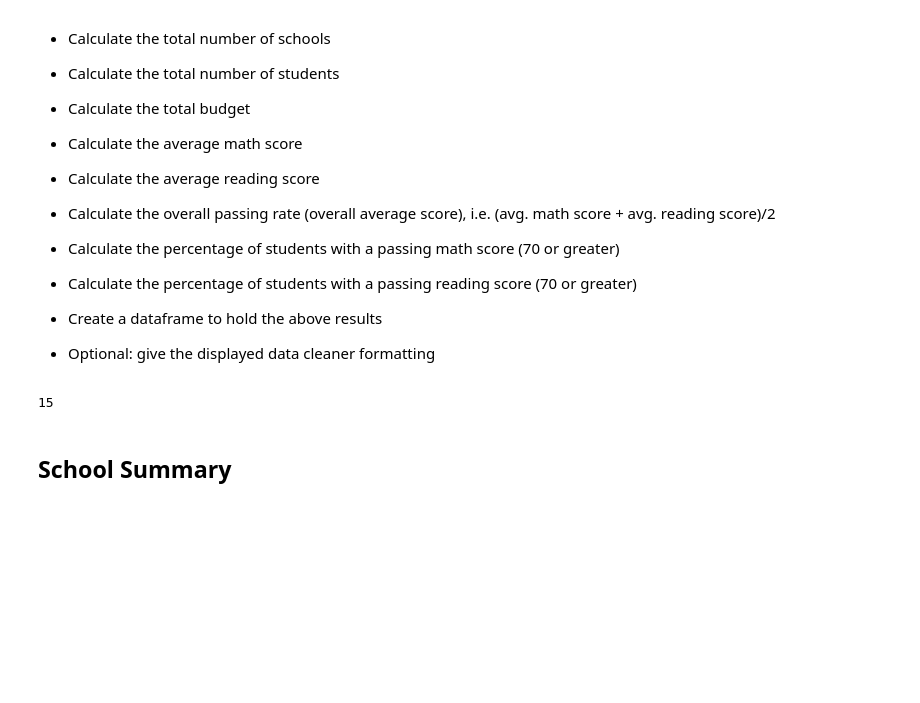
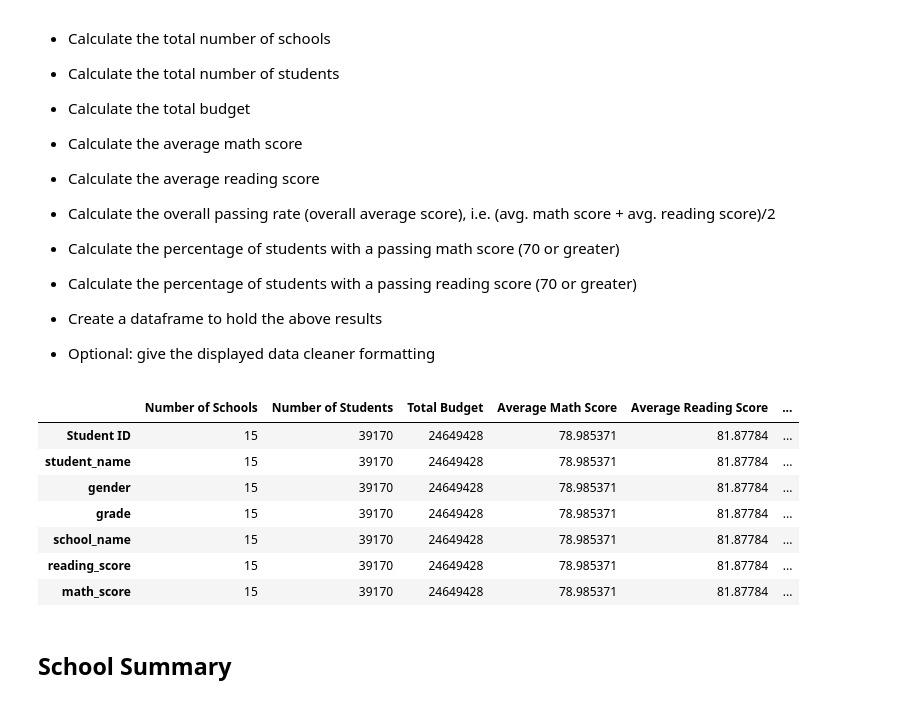
Before and after one commit to carolynew/Data-Visualization-Homework, a Jupyter notebook: 04-Pandas/PyCitySchools/PyCitySchools_CW.ipynb, the cells around one changed output. Cells and saved outputs as stored; diff of their text form; code cells hidden in the pictures; blank space fills up the shorter version.

```diff
--- a/04-Pandas/PyCitySchools/PyCitySchools_CW.ipynb
+++ b/04-Pandas/PyCitySchools/PyCitySchools_CW.ipynb
@@ -48,52 +48,56 @@ school_data_complete = pd.merge(student_data, school_data, how="left", on=["scho
 
 * Optional: give the displayed data cleaner formatting
 # %%
-#Need help here - Number of Schools
+#Number of Schools
 school_count = school_data["school_name"].count()
 
 school_count
 #Number of Students
 dist_tot_students = school_data["size"].sum()
 
 # #Total Budget
 dist_tot_budget = school_data["budget"].sum()
 
 # #Average Math Score
 dist_avg_math = student_data["math_score"].mean()
 
 # #Average Reading Score
 dist_avg_read = student_data["reading_score"].mean()
 
 # #Overall Passing Rate
 dist_pass_rate = (dist_avg_math+dist_avg_read)/2
 
-# #Percent of Students with Passing Math Score (>=70)
+#Percent of Students with Passing Math Score (>=70)
+dist_math_pass = student_data.loc[student_data["math_score"] > 69].count()
+dist_math_rate = dist_math_pass["math_score"]/dist_tot_students
+
+#Percent of Students with Passing Reading Score (>=70)
+dist_read_pass = student_data.loc[student_data["reading_score"] > 69].count()
+dist_read_rate = dist_read_pass["reading_score"]/dist_tot_students
 
 
+#DataFrame for District Summary
+dist_sum = pd.DataFrame({
+    "Number of Schools": school_count,
+    "Number of Students": dist_tot_students,
+    "Total Budget": dist_tot_budget,
+    "Average Math Score": dist_avg_math,
+    "Average Reading Score": dist_avg_read,
+    "Overall Passing Rate": dist_pass_rate,
+    "Math Passing Rate": dist_math_pass,
+    "Reading Passing Rate": dist_read_pass
+})
 
-# dist_math_pass = student_data.loc[student_data["math_score"] > 69].count()
-dist_math_rate = dist_math_pass["math_score"]/dist_tot_students
-
-
-
-
-#Percent of Students with Passing Reading Score (>=70)
-
-#DataFrame for District Summary
-# dist_sum = pd.DataFrame({
-#     "Number of Schools": ["school_count"],
-#     "Number of Students": ["dist_tot_students"],
-#     "Total Budget": ["dist_tot_budget"],
-#     "Average Math Score": ["dist_avg_math"],
-#     "Average Reading Score": ["dist_avg_read"],
-#     "Overall Passing Rate": ["dist_pass_rate"],
-#     "Math Passing Rate": ["dist_math_pass"],
-#     "Reading Passing Rate": ["dist_read_pass"]
-# })
-
-# print(Dist_Sum)
+dist_sum
 # %% [output]
-15
+|  | Number of Schools | Number of Students | Total Budget | Average Math Score | Average Reading Score | ... |
+| Student ID | 15 | 39170 | 24649428 | 78.985371 | 81.87784 | ... |
+| student_name | 15 | 39170 | 24649428 | 78.985371 | 81.87784 | ... |
+| gender | 15 | 39170 | 24649428 | 78.985371 | 81.87784 | ... |
+| grade | 15 | 39170 | 24649428 | 78.985371 | 81.87784 | ... |
+| school_name | 15 | 39170 | 24649428 | 78.985371 | 81.87784 | ... |
+| reading_score | 15 | 39170 | 24649428 | 78.985371 | 81.87784 | ... |
+| math_score | 15 | 39170 | 24649428 | 78.985371 | 81.87784 | ... |
 # %% [markdown]
 ## School Summary
 # %% [markdown]
```
Also changed, not shown: parts of 1 cell of this notebook.
